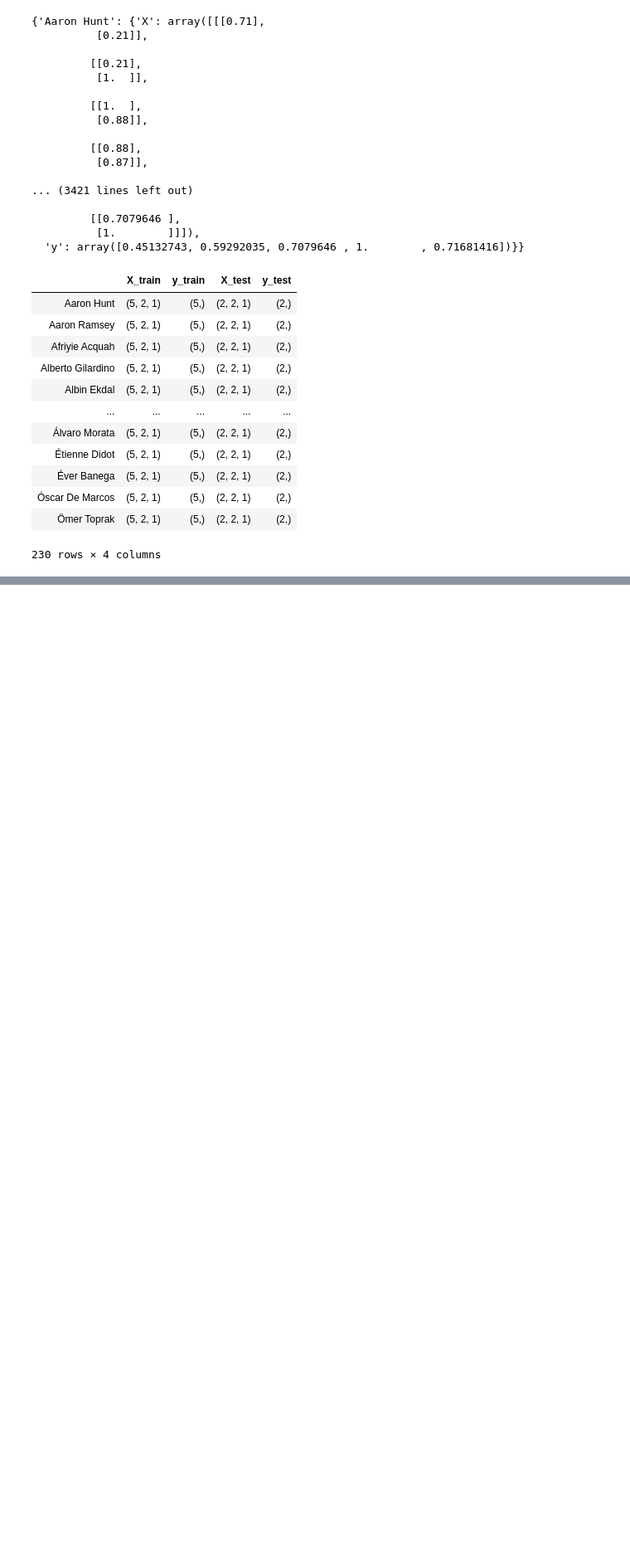
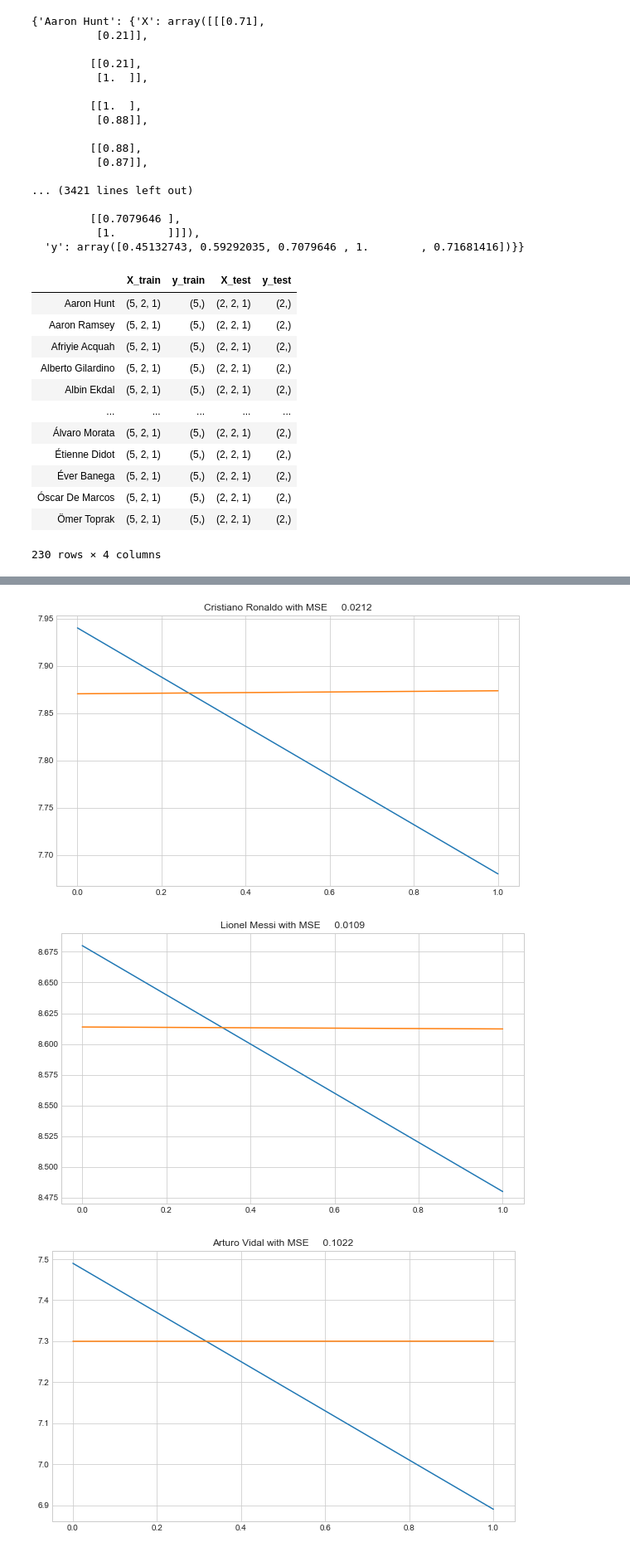
Before and after one commit to Suwadith/Winning-Eleven-Scout-Evaluation-and-Analysis-to-Enhance-Football-Player-Recommendations-ML-Flask, a Jupyter notebook: Analysis/2. Analyzing Player Performances.ipynb, the cells around one changed output, grey strips where cells are left out. Shown at 83% size. Saved outputs shown, nothing was run; the diff lists cells and outputs as text; code cells hidden in the pictures; blank space fills up the shorter version.

Commit message:
Switched to a different notebook to figure a out proper forecasting way

```diff
--- a/Analysis/2. Analyzing Player Performances.ipynb
+++ b/Analysis/2. Analyzing Player Performances.ipynb
@@ -1116,0 +1126,23 @@ for i in playerList:
+# %%
+# The GRU architecture
+regressorGRU = Sequential()
+# First GRU layer with Dropout regularisation
+regressorGRU.add(GRU(units=50, return_sequences=True, input_shape=(X_train.shape[1],1), activation='tanh'))
+regressorGRU.add(Dropout(0.2))
+# Second GRU layer
+regressorGRU.add(GRU(units=50, return_sequences=True, input_shape=(X_train.shape[1],1), activation='tanh'))
+regressorGRU.add(Dropout(0.2))
+# Third GRU layer
+regressorGRU.add(GRU(units=50, return_sequences=True, input_shape=(X_train.shape[1],1), activation='tanh'))
+regressorGRU.add(Dropout(0.2))
+# Fourth GRU layer
+regressorGRU.add(GRU(units=50, activation='tanh'))
+regressorGRU.add(Dropout(0.2))
+# The output layer
+regressorGRU.add(Dense(units=1))
+# Compiling the RNN
+regressorGRU.compile(optimizer=SGD(lr=0.01, decay=1e-7, momentum=0.9, nesterov=False),loss='mean_squared_error')
+# Fitting to the training set
+for i in stockList:
+    print("Fitting to", i)
+    regressorGRU.fit(trainset[i]["X"], trainset[i]["y"],epochs=50,batch_size=150)
@@ -1116,0 +1167,14 @@ for i in playerList:
+# %%
+for i in playerList:
+    y_true = scaler[i].inverse_transform(testset[i]["y"].reshape(-1,1))
+    y_pred = scaler[i].inverse_transform(regressorGRU.predict(testset[i]["X"]))
+    MSE = mean_squared_error(y_true, y_pred)
+
+    plt.figure(figsize=(10,6))
+    plt.title("{} with MSE {:10.4f}".format(i,MSE))
+    plt.plot(y_true)
+    plt.plot(y_pred)
+# %% [output]
+[figure, added]
+[figure, added]
+[figure, added]
```
Also changed, not shown: parts of 6 cells of this notebook, 1 other file.
